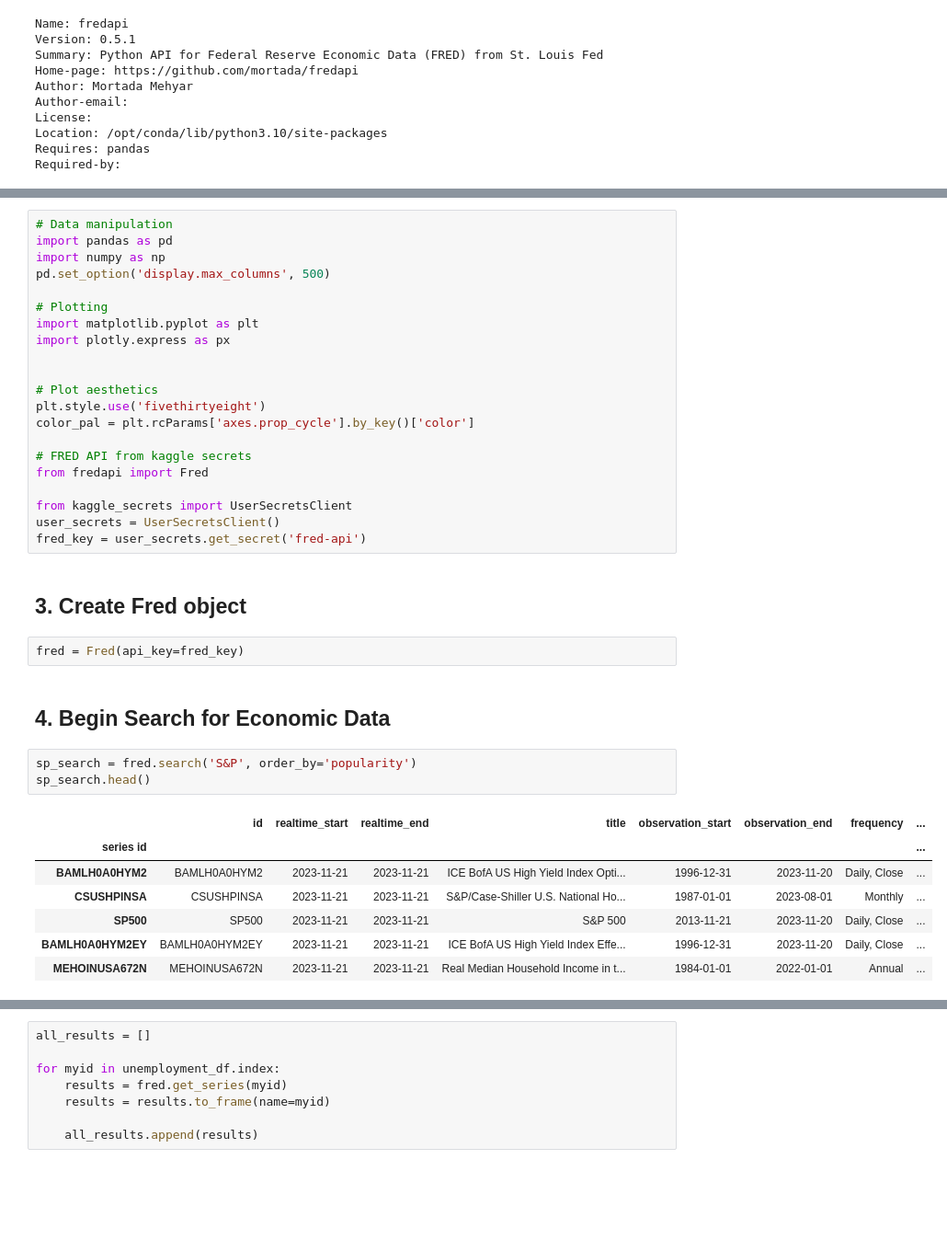
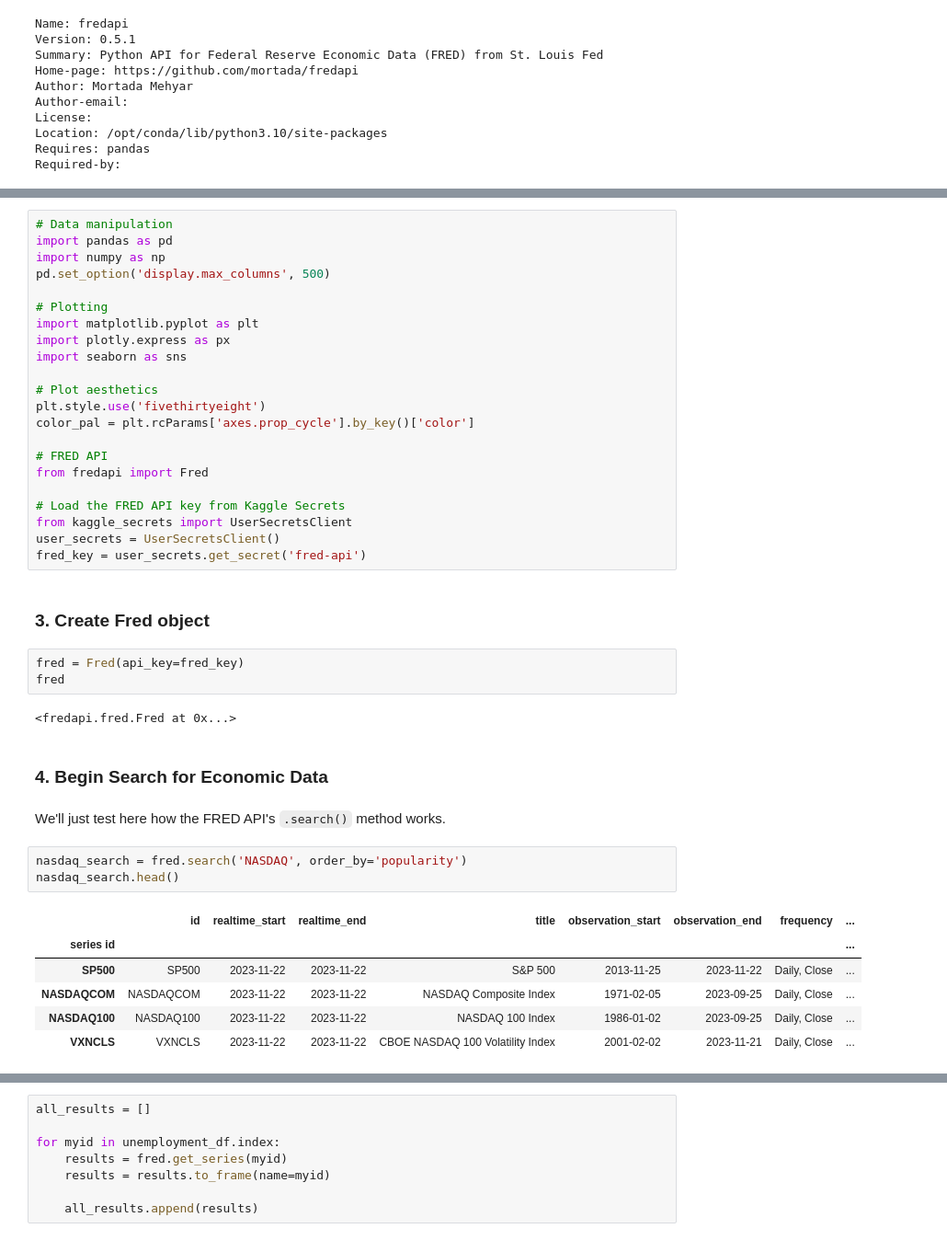
Before and after one commit to jpsam07/economic-data-analysis-with-fredapi, a Jupyter notebook: economic-data-analysis-with-fredapi.ipynb, the cells around one changed output, grey strips where cells are left out. Shown at 92% size. Drawn from its saved outputs; the diff is of its cells as text; blank space fills up the shorter version.

Commit message:
downloaded kaggle notebook

```diff
--- a/economic-data-analysis-with-fredapi.ipynb
+++ b/economic-data-analysis-with-fredapi.ipynb
@@ -41,33 +63,38 @@ pd.set_option('display.max_columns', 500)
 # Plotting
 import matplotlib.pyplot as plt
 import plotly.express as px
-
+import seaborn as sns
 
 # Plot aesthetics
 plt.style.use('fivethirtyeight')
 color_pal = plt.rcParams['axes.prop_cycle'].by_key()['color']
 
-# FRED API from kaggle secrets
+# FRED API
 from fredapi import Fred
 
+# Load the FRED API key from Kaggle Secrets
 from kaggle_secrets import UserSecretsClient
 user_secrets = UserSecretsClient()
 fred_key = user_secrets.get_secret('fred-api')
 # %% [markdown]
-## 3. Create Fred object
+### 3. Create Fred object
 # %%
 fred = Fred(api_key=fred_key)
+fred
+# %% [output]
+<fredapi.fred.Fred at 0x...>
 # %% [markdown]
-## 4. Begin Search for Economic Data
+### 4. Begin Search for Economic Data
+# %% [markdown]
+We'll just test here how the FRED API's `.search()` method works.
 # %%
-sp_search = fred.search('S&P', order_by='popularity')
-sp_search.head()
+nasdaq_search = fred.search('NASDAQ', order_by='popularity')
+nasdaq_search.head()
 # %% [output]
 |  | id | realtime_start | realtime_end | title | observation_start | observation_end | frequency | ... |
 | series id |  |  |  |  |  |  |  | ... |
-| BAMLH0A0HYM2 | BAMLH0A0HYM2 | 2023-11-21 | 2023-11-21 | ICE BofA US High Yield Index Opti... | 1996-12-31 | 2023-11-20 | Daily, Close | ... |
-| CSUSHPINSA | CSUSHPINSA | 2023-11-21 | 2023-11-21 | S&P/Case-Shiller U.S. National Ho... | 1987-01-01 | 2023-08-01 | Monthly | ... |
-| SP500 | SP500 | 2023-11-21 | 2023-11-21 | S&P 500 | 2013-11-21 | 2023-11-20 | Daily, Close | ... |
-| BAMLH0A0HYM2EY | BAMLH0A0HYM2EY | 2023-11-21 | 2023-11-21 | ICE BofA US High Yield Index Effe... | 1996-12-31 | 2023-11-20 | Daily, Close | ... |
-| MEHOINUSA672N | MEHOINUSA672N | 2023-11-21 | 2023-11-21 | Real Median Household Income in t... | 1984-01-01 | 2022-01-01 | Annual | ... |
+| SP500 | SP500 | 2023-11-22 | 2023-11-22 | S&P 500 | 2013-11-25 | 2023-11-22 | Daily, Close | ... |
+| NASDAQCOM | NASDAQCOM | 2023-11-22 | 2023-11-22 | NASDAQ Composite Index | 1971-02-05 | 2023-09-25 | Daily, Close | ... |
+| NASDAQ100 | NASDAQ100 | 2023-11-22 | 2023-11-22 | NASDAQ 100 Index | 1986-01-02 | 2023-09-25 | Daily, Close | ... |
+| VXNCLS | VXNCLS | 2023-11-22 | 2023-11-22 | CBOE NASDAQ 100 Volatility Index | 2001-02-02 | 2023-11-21 | Daily, Close | ... |
 # %%
```
Also changed, not shown: parts of 64 cells of this notebook.
